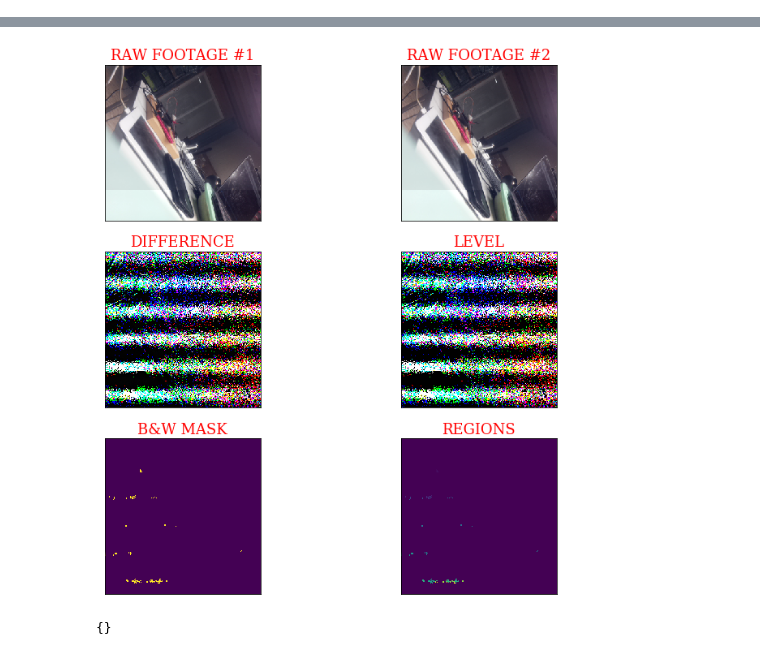
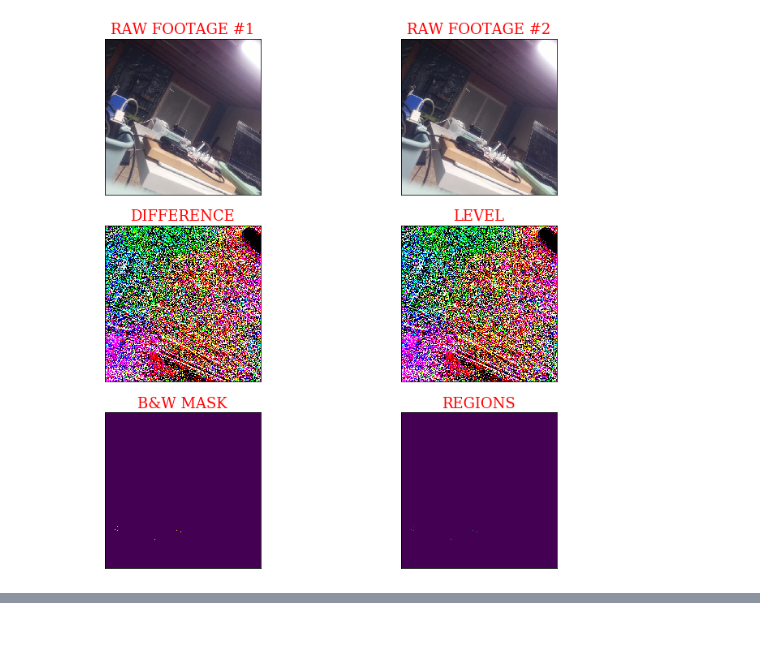
Before and after one commit to sunbee/Surveillor, a Jupyter notebook: DemoMotionDetector.ipynb, the cells around one changed output, grey strips where cells are left out. Drawn from its saved outputs; the diff is of its cells as text; code cells hidden in the pictures.

Commit message:
Updated motion detection 2use classifyable

```diff
--- a/DemoMotionDetector.ipynb
+++ b/DemoMotionDetector.ipynb
@@ -2 +3,8 @@
 from MotionDetector import MotionDetector
+# %%
+first = Classifyable()
+first.set_snap()
+first.show_snap()
+second = Classifyable()
+second.set_snap()
+second.show_snap()
@@ -3,5 +14,6 @@ from MotionDetector import MotionDetector
 # %%
-Sur = MotionDetector(showme=True)
+Sur = MotionDetector(first, second, showme=True)
 base, compare, diff, level, clean, mask, res = Sur.sense()
 res
 # %% [output]
+[figure, new version]
@@ -10,2 +20,0 @@ res
-[figure, old version]
-{}
```
Also changed, not shown: parts of 6 cells of this notebook, 1 other file.
